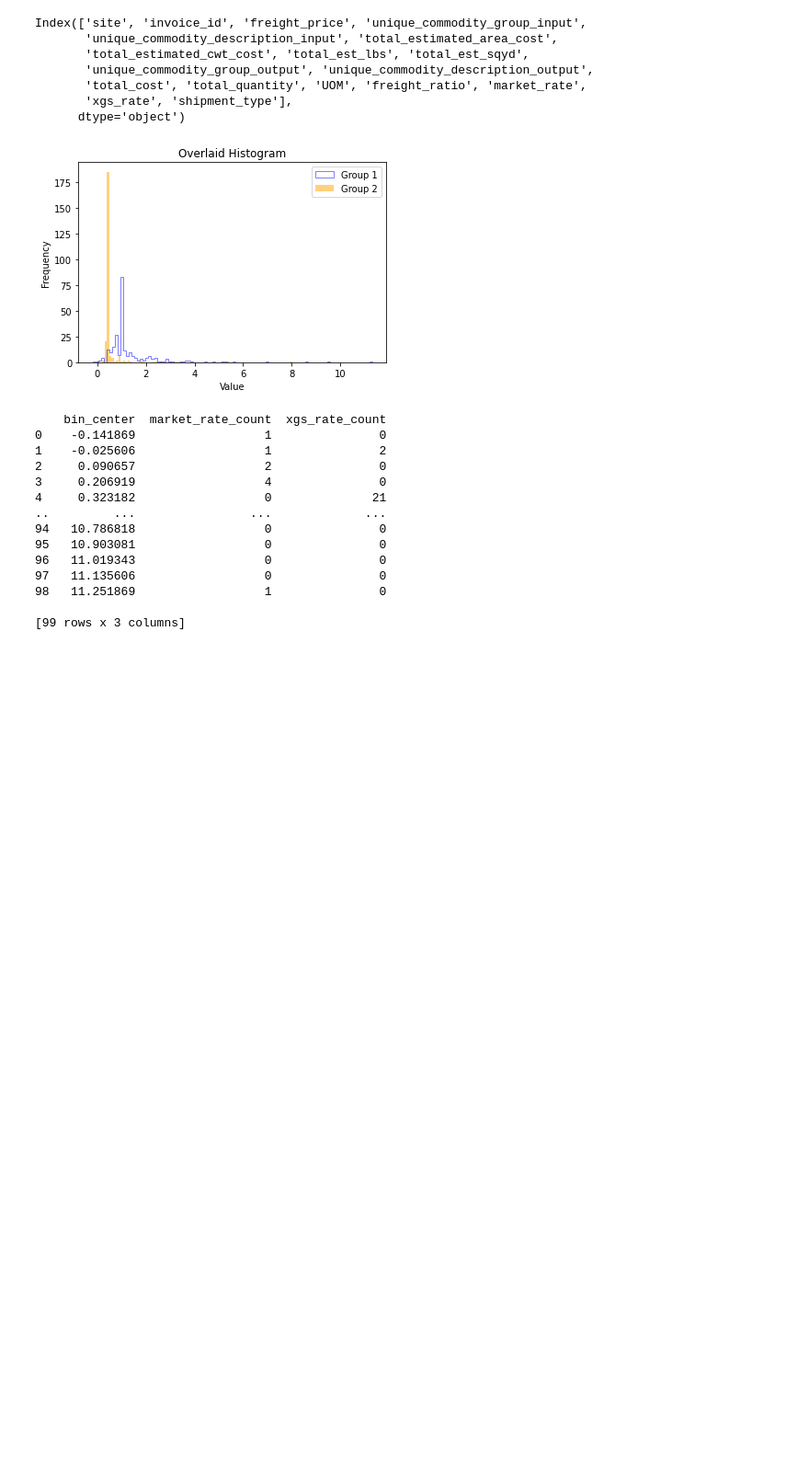
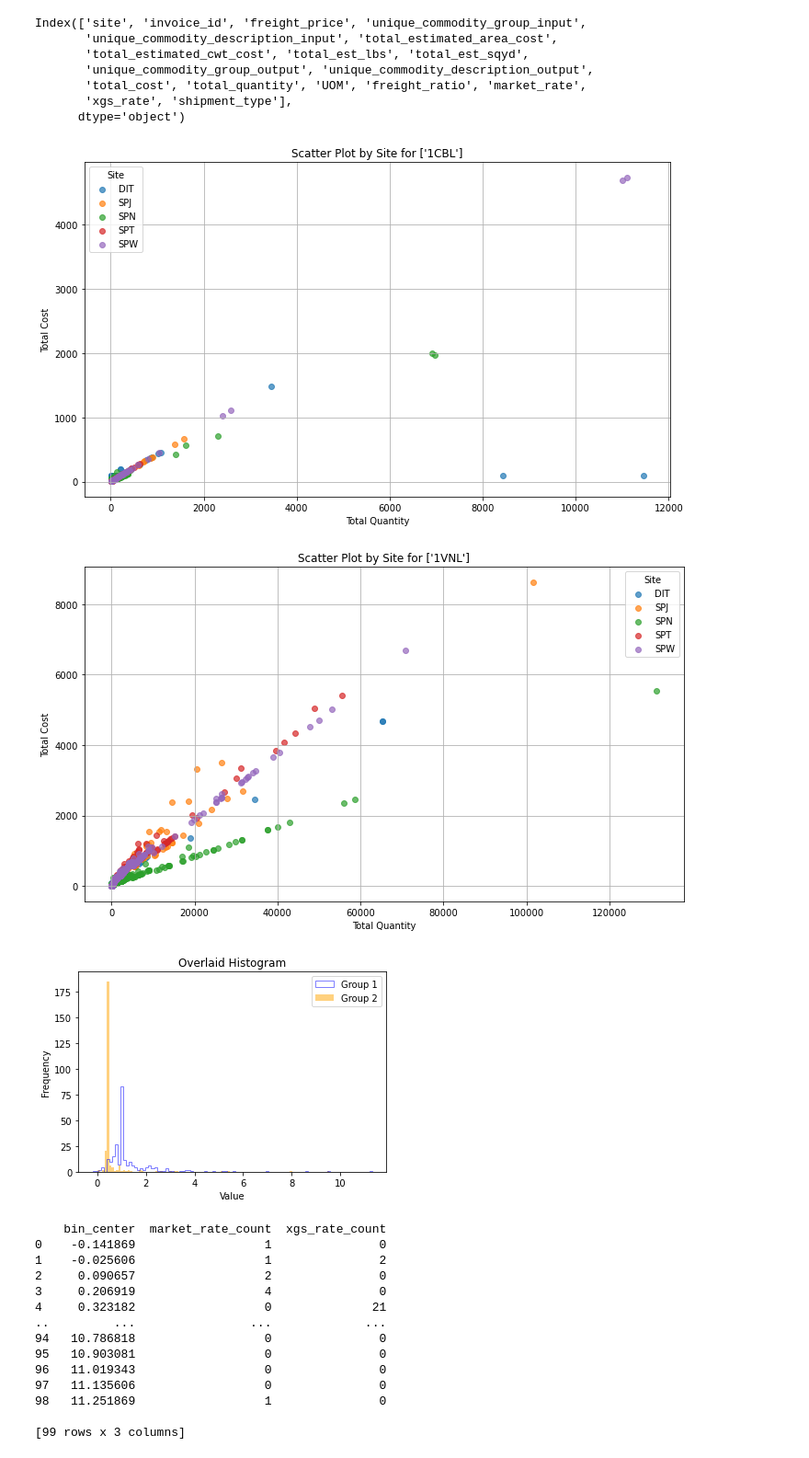
Before and after one commit to Zhuwaki/diverzify_freight_analysis, a Jupyter notebook: notebooks/nigel/histogram.ipynb, the cells around one changed output. Shown at 92% size. Drawn from its saved outputs; the diff is of its cells as text; code cells hidden in the pictures; blank space fills up the shorter version.

```diff
--- a/notebooks/nigel/histogram.ipynb
+++ b/notebooks/nigel/histogram.ipynb
@@ -12,6 +12,28 @@ Index(['site', 'invoice_id', 'freight_price', 'unique_commodity_group_input',
        'total_cost', 'total_quantity', 'UOM', 'freight_ratio', 'market_rate',
        'xgs_rate', 'shipment_type'],
       dtype='object')
+# %%
+import matplotlib.pyplot as plt
+
+# Loop through each product commodity group
+for product_group, product_df in output.groupby(['unique_commodity_group_input']):
+    plt.figure(figsize=(10, 6))
+
+    # Plot by site within each product group
+    for site, group in product_df.groupby('site'):
+        plt.scatter(group['total_quantity'], group['total_cost'], label=site, alpha=0.7)
+
+    # Add labels and title
+    plt.xlabel('Total Quantity')
+    plt.ylabel('Total Cost')
+    plt.title(f'Scatter Plot by Site for {product_group}')
+    plt.legend(title='Site')
+    plt.grid(True)
+    plt.tight_layout()
+    plt.show()
+# %% [output]
+[figure, added]
+[figure, added]
 # %%
 output = output.replace([float('inf'), float('-inf')], pd.NA).dropna()
 # %%
```
Also changed, not shown: 1 other file.
